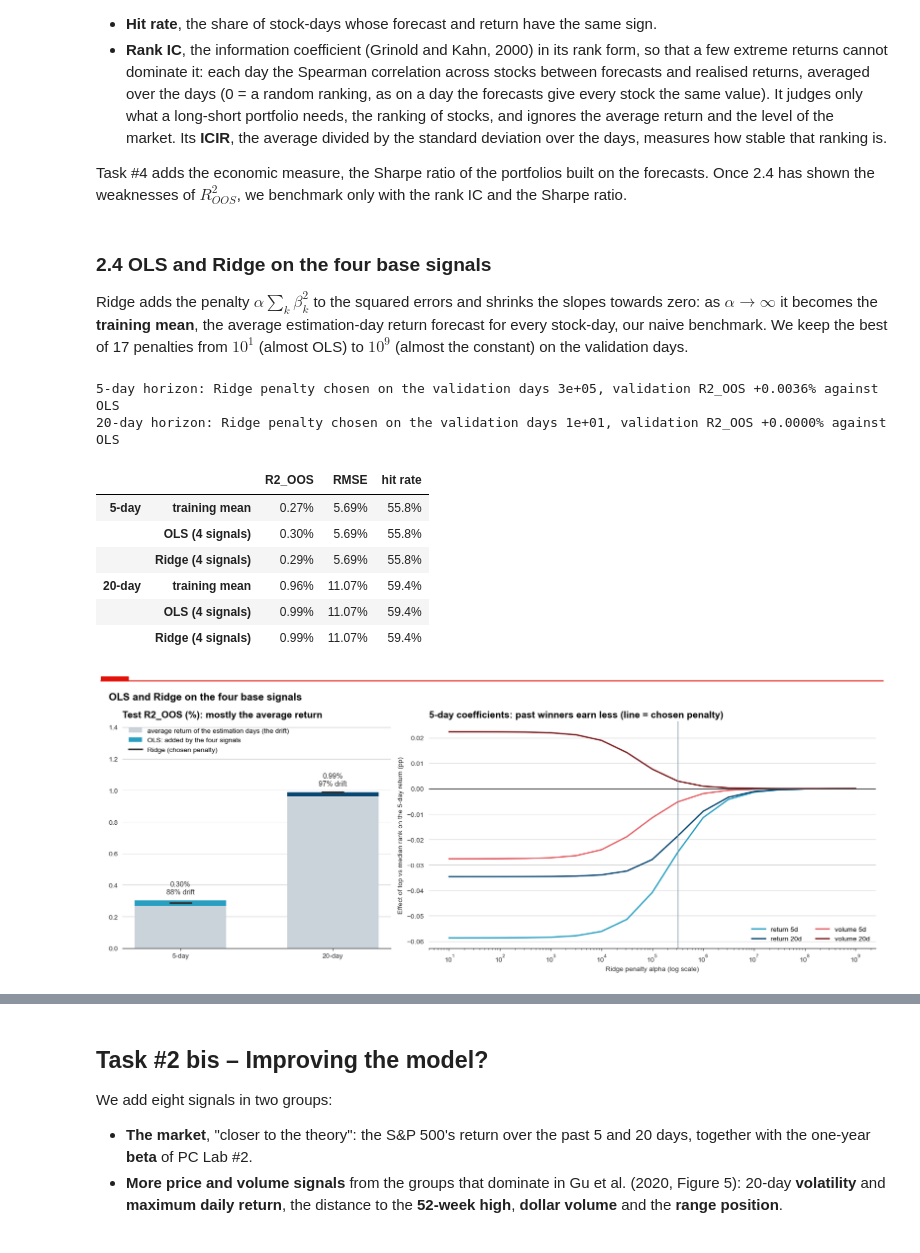
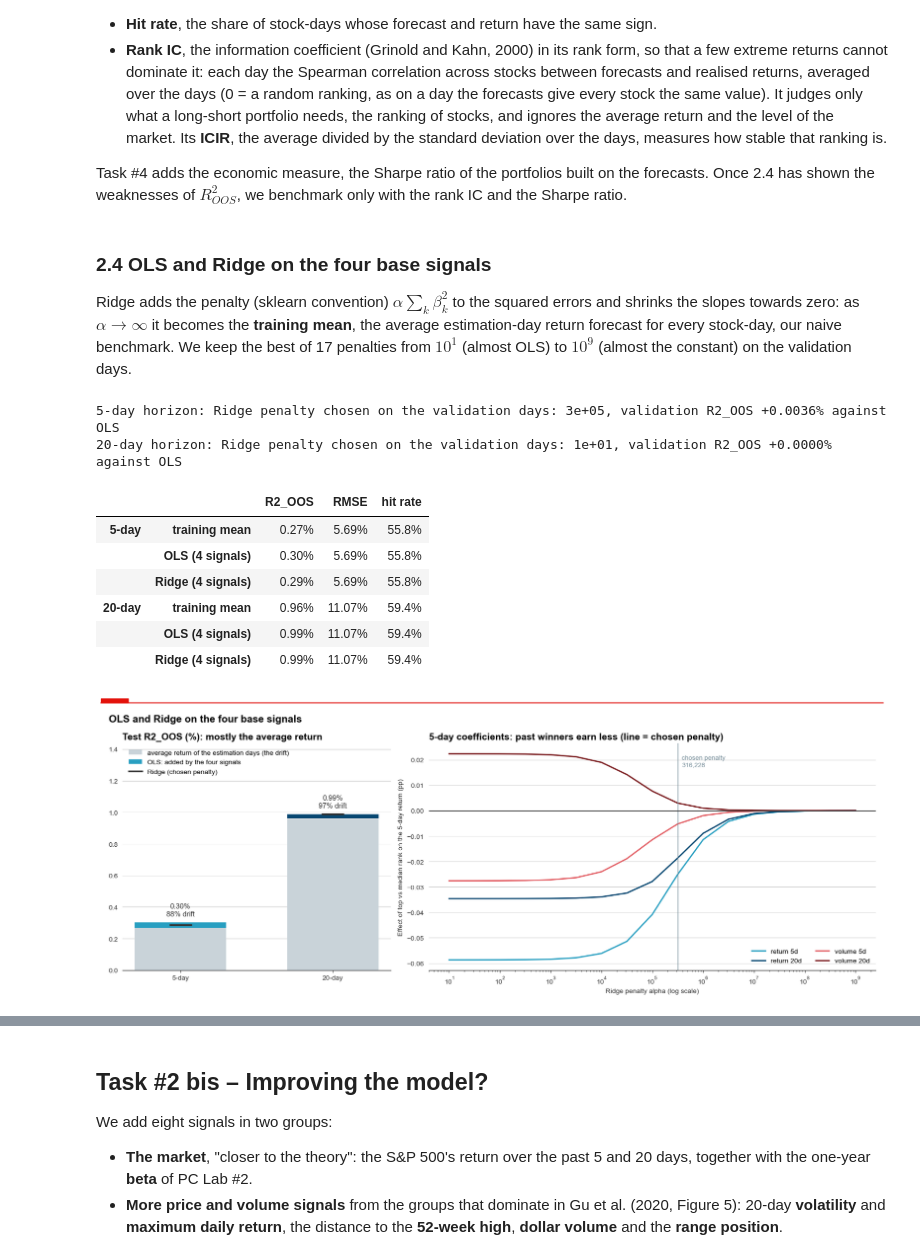
Before and after one commit to cboumans/Finance_with_Big_Data, a Jupyter notebook: lab4/PCLab4_Group4.ipynb, the cells around one changed output, grey strips where cells are left out. Cells and saved outputs as stored; diff of their text form; code cells hidden in the pictures.

```diff
--- a/lab4/PCLab4_Group4.ipynb
+++ b/lab4/PCLab4_Group4.ipynb
@@ -493,7 +493,7 @@ def results(models):
 METRIC_FORMAT = {"R2_OOS": "{:.2%}", "RMSE": "{:.2%}", "hit rate": "{:.1%}"}
 # %% [markdown]
 ### 2.4 OLS and Ridge on the four base signals
-Ridge adds the penalty $\alpha \sum_k \beta_k^2$ to the squared errors and shrinks the slopes towards zero: as $\alpha \to \infty$ it becomes the **training mean**, the average estimation-day return forecast for every stock-day, our naive benchmark. We keep the best of 17 penalties from $10^1$ (almost OLS) to $10^9$ (almost the constant) on the validation days.
+Ridge adds the penalty (sklearn convention) $\alpha \sum_k \beta_k^2$ to the squared errors and shrinks the slopes towards zero: as $\alpha \to \infty$ it becomes the **training mean**, the average estimation-day return forecast for every stock-day, our naive benchmark. We keep the best of 17 penalties from $10^1$ (almost OLS) to $10^9$ (almost the constant) on the validation days.
 # %%
 ALPHAS = np.logspace(1, 9, 17)              # Ridge penalties, from almost OLS to almost a constant
 
@@ -532,12 +532,12 @@ ridge_base = {h: fit_linear(h, BASE, "4 signals") for h in HORIZONS}
 linear = results(["training mean", "OLS (4 signals)", "Ridge (4 signals)"])
 for h, path in ridge_base.items():
     gain = path["validation R2"].max() - path["validation R2"].iloc[0]     # against the smallest penalty, almost OLS
-    print(f"{h}-day horizon: Ridge penalty chosen on the validation days {path['validation R2'].idxmax():.0e}, "
+    print(f"{h}-day horizon: Ridge penalty chosen on the validation days: {path['validation R2'].idxmax():.0e}, "
           f"validation R2_OOS {gain:+.4%} against OLS")
 linear.style.format(METRIC_FORMAT, na_rep="")
 # %% [output]
-5-day horizon: Ridge penalty chosen on the validation days 3e+05, validation R2_OOS +0.0036% against OLS
-20-day horizon: Ridge penalty chosen on the validation days 1e+01, validation R2_OOS +0.0000% against OLS
+5-day horizon: Ridge penalty chosen on the validation days: 3e+05, validation R2_OOS +0.0036% against OLS
+20-day horizon: Ridge penalty chosen on the validation days: 1e+01, validation R2_OOS +0.0000% against OLS
 |  |  | R2_OOS | RMSE | hit rate |
 | 5-day | training mean | 0.27% | 5.69% | 55.8% |
 |  | OLS (4 signals) | 0.30% | 5.69% | 55.8% |
@@ -558,35 +558,38 @@ test_r2 = {model: np.array([linear.loc[(f"{h}-day", model), "R2_OOS"] for h in H
            for model in ["training mean", "OLS (4 signals)", "Ridge (4 signals)"]}
 drift, ols_r2, ridge_r2 = test_r2.values()
 positions = np.arange(len(HORIZONS))
 drift_bars = bars.bar(positions, drift, width=0.6, color=LIGHT_GREY)
 signal_bars = bars.bar(positions, ols_r2 - drift, bottom=drift, width=0.6, color=[HORIZON_COLORS[h] for h in HORIZONS])
 bars.scatter(positions, ridge_r2, marker="_", s=1100, linewidths=2.5, color=DARK, zorder=3)
 for x, part, total in zip(positions, drift, ols_r2):
     annotate(bars, f"{total:.2f}%\n{part / total:.0%} drift", (x, total), offset=(0, 9), va="baseline", fontsize=10.5)
 bars.set_xticks(positions, [f"{h}-day" for h in HORIZONS])
 bars.set_ylim(0, ols_r2.max() * 1.45)
 bars.set_title("Test R2_OOS (%): mostly the average return")
 bars.legend([drift_bars, signal_bars, plt.Line2D([], [], color=DARK, lw=2.5)],
             ["average return of the estimation days (the drift)", "OLS: added by the four signals",
              "Ridge (chosen penalty)"], loc="upper left", fontsize=10)
 
 # right: the 5-day Ridge coefficients along the penalty
 path = ridge_base[5]
+chosen = path["validation R2"].idxmax()                                   # the penalty the validation days chose
 for signal, color in zip(BASE, list(RETURN_COLORS) + list(VOLUME_COLORS)):
     paths.plot(path.index, path[signal] * 100, color=color, lw=2, label=signal)
-paths.axvline(path["validation R2"].idxmax(), color=GREY, lw=1)
+paths.axvline(chosen, color=GREY, lw=1)
+annotate(paths, f"chosen penalty\n{chosen:,.0f}", (chosen, 0.95), xycoords=("data", "axes fraction"),
+         offset=(6, 0), va="top", color=GREY)
 paths.axhline(0, color=DARK, lw=0.8)
 paths.set_xscale("log")
 paths.set_xlabel("Ridge penalty alpha (log scale)")
 paths.set_title("5-day coefficients: past winners earn less (line = chosen penalty)")
 paths.set_ylabel("Effect of top vs median rank on the 5-day return (pp)")
 paths.legend(loc="lower right", ncol=2, fontsize=10)
 
 for ax in (bars, paths):
     ax.grid(False, axis="x")
 show("OLS and Ridge on the four base signals")
 # %% [output]
-[figure, old version]
+[figure, new version]
 # %% [markdown]
 **Comments – Task #2**
 
```
Also changed, not shown: parts of 15 cells of this notebook.
